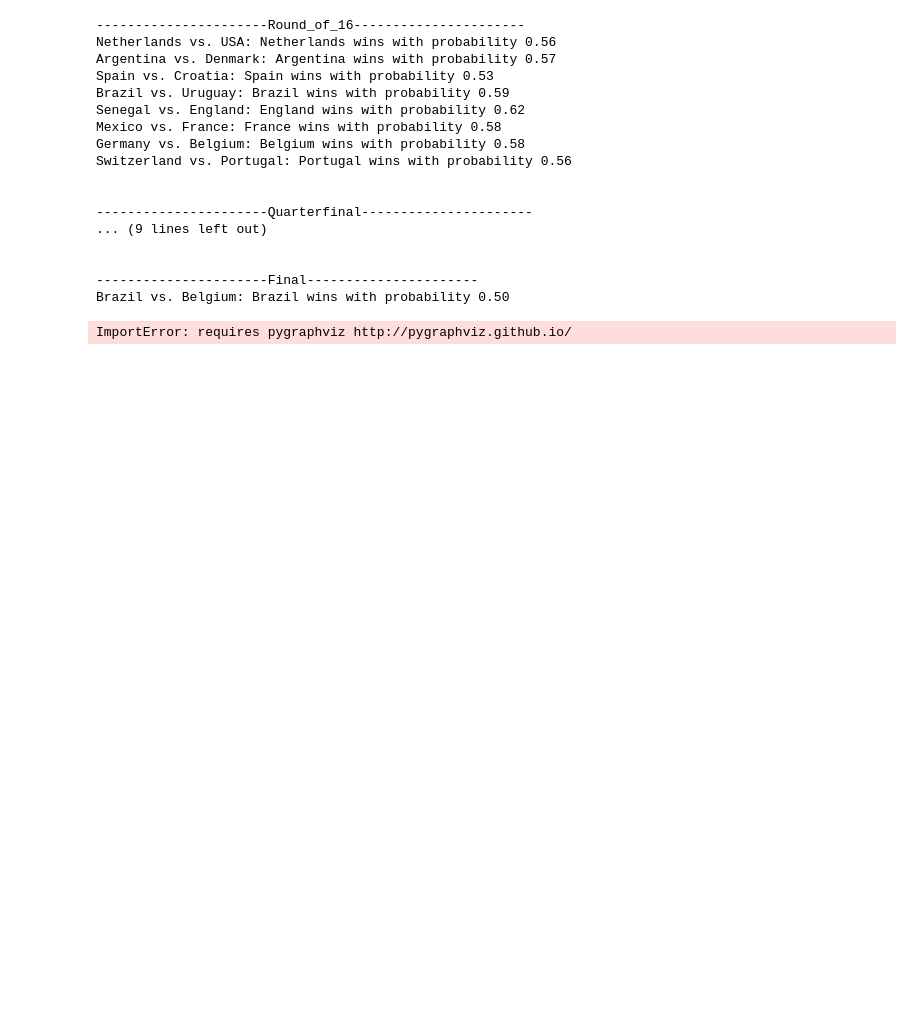
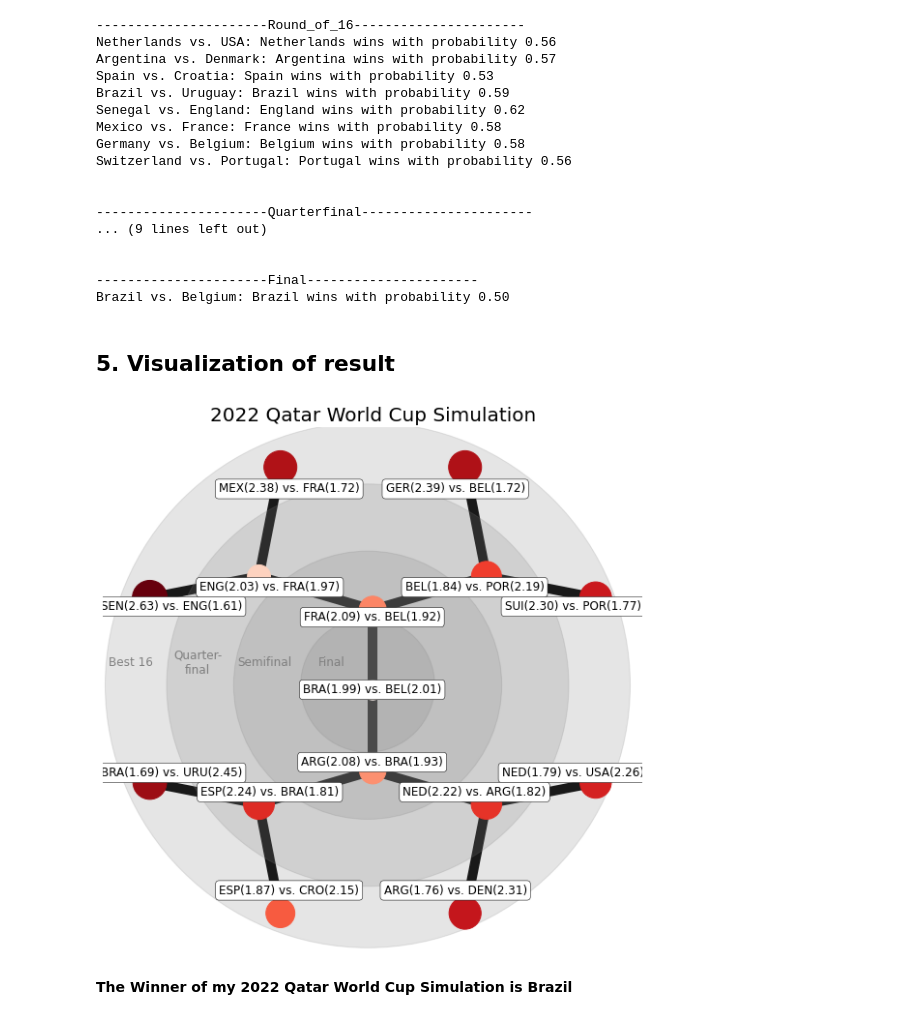
Before and after one commit to jfloww/2022WorldCupWinner, a Jupyter notebook: worldCup2022Simulation.ipynb, the cells around one changed output. Saved outputs shown, nothing was run; the diff lists cells and outputs as text; code cells hidden in the pictures; blank space fills up the shorter version.

```diff
--- a/worldCup2022Simulation.ipynb
+++ b/worldCup2022Simulation.ipynb
@@ -454,3 +480,5 @@ Switzerland vs. Portugal: Portugal wins with probability 0.56
 
 ----------------------Final----------------------
 Brazil vs. Belgium: Brazil wins with probability 0.50
+# %% [markdown]
+## 5. Visualization of result
@@ -461,8 +496,43 @@ from networkx.drawing.nx_pydot import graphviz_layout
 # %%
 node_sizes = pd.DataFrame(list(reversed(odds)))
 scale_factor = 0.3 # for visualization
 G = nx.balanced_tree(2, 3)
 pos = nx.nx_agraph.graphviz_layout(G, prog='twopi', args='')
 centre = pd.DataFrame(pos).mean(axis=1).mean()
+
+plt.figure(figsize=(10, 10))
+ax = plt.subplot(1,1,1)
+# add circles
+circle_positions = [(235, 'black'), (180, 'blue'), (120, 'red'), (60, 'yellow')]
+[ax.add_artist(plt.Circle((centre, centre),
+                          cp, color='grey',
+                          alpha=0.2)) for cp, c in circle_positions]
+
+# draw first the graph
+nx.draw(G, pos,
+        node_color=node_sizes.diff(axis=1)[1].abs().pow(scale_factor),
+        node_size=node_sizes.diff(axis=1)[1].abs().pow(scale_factor)*2000,
+        alpha=1,
+        cmap='Reds',
+        edge_color='black',
+        width=10,
+        with_labels=False)
+
+# draw the custom node labels
+shifted_pos = {k:[(v[0]-centre)*0.9+centre,(v[1]-centre)*0.9+centre] for k,v in pos.items()}
+nx.draw_networkx_labels(G,
+                        pos=shifted_pos,
+                        bbox=dict(boxstyle="round,pad=0.3", fc="white", ec="black", lw=.5, alpha=1),
+                        labels=dict(zip(reversed(range(len(labels))), labels)))
+
+texts = ((10, 'Best 16', 'black'), (70, 'Quarter-\nfinal', 'blue'), (130, 'Semifinal', 'red'), (190, 'Final', 'yellow'))
+[plt.text(p, centre+20, t,
+          fontsize=12, color='grey',
+          va='center', ha='center') for p,t,c in texts]
+plt.axis('equal')
+plt.title('2022 Qatar World Cup Simulation', fontsize=20)
+plt.show()
 # %% [output]
-ImportError: requires pygraphviz http://pygraphviz.github.io/
+[figure, added]
+# %% [markdown]
+<strong>The Winner of my 2022 Qatar World Cup Simulation is Brazil
```
Also changed, not shown: parts of 26 cells of this notebook.
